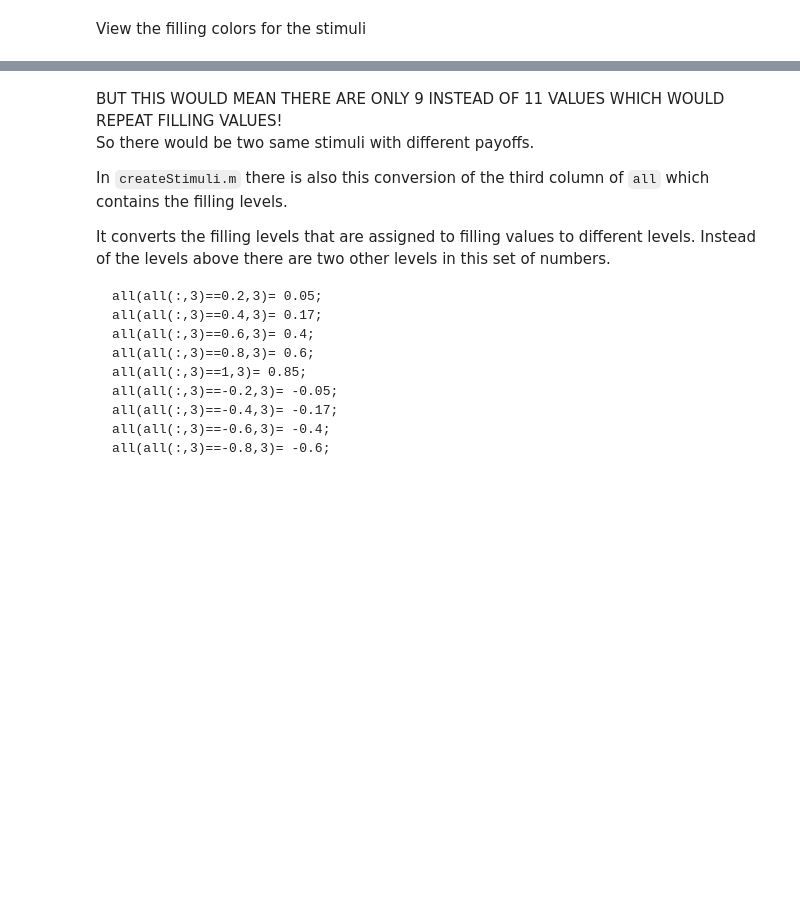
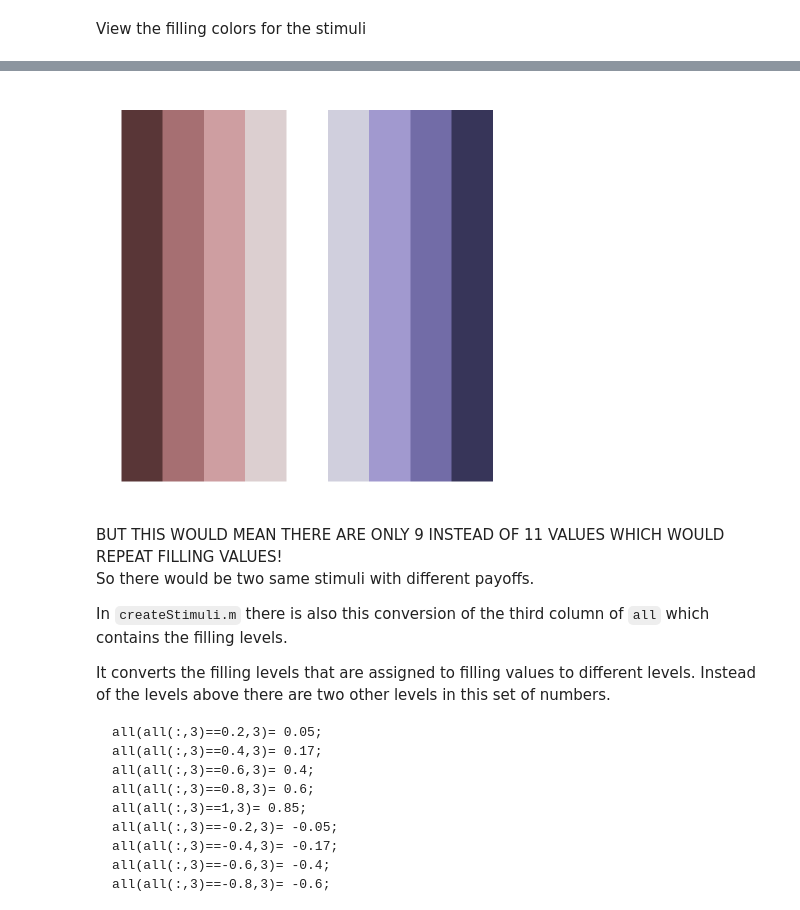
Before and after one commit to zenkavi/NovelVsRepeated, a Jupyter notebook: behavior/analysis/NB3_filling_values.ipynb, the cells around one changed output, grey strips where cells are left out. Saved outputs shown, nothing was run; the diff lists cells and outputs as text; code cells hidden in the pictures; blank space fills up the shorter version.

```diff
--- a/behavior/analysis/NB3_filling_values.ipynb
+++ b/behavior/analysis/NB3_filling_values.ipynb
@@ -88,3 +116,15 @@ ggplot()+
+# %%
+ggplot()+
+  annotate("rect", xmin=c(1,2,3,4,5,6,7,8,9), xmax=c(2,3,4,5,6,7,8,9,10), ymin=c(1,1,1,1,1,1,1,1,1) , ymax=c(2,2,2,2,2,2,2,2,2), fill=c(dat$hex_code))+
+  theme(axis.ticks = element_blank(),
+        axis.text = element_blank(),
+        panel.grid = element_blank(),
+        axis.title = element_blank(),
+        panel.border = element_blank())
+
+ggsave(paste0(fig_out_path, 'filling_levels.png'), width = 9, height = 1)
+# %% [output]
+[figure, added]
 # %% [markdown]
 BUT THIS WOULD MEAN THERE ARE ONLY 9 INSTEAD OF 11 VALUES WHICH WOULD REPEAT FILLING VALUES!
 So there would be two same stimuli with different payoffs.
```
Also changed, not shown: parts of 5 cells of this notebook, 19 other files.
